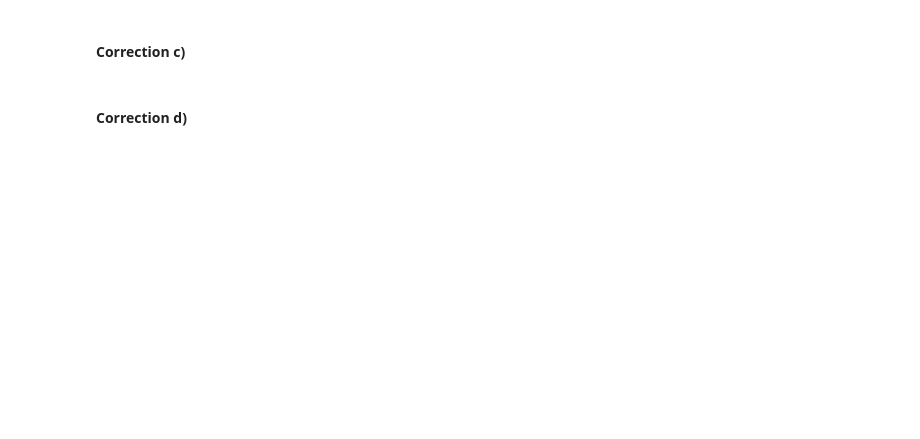
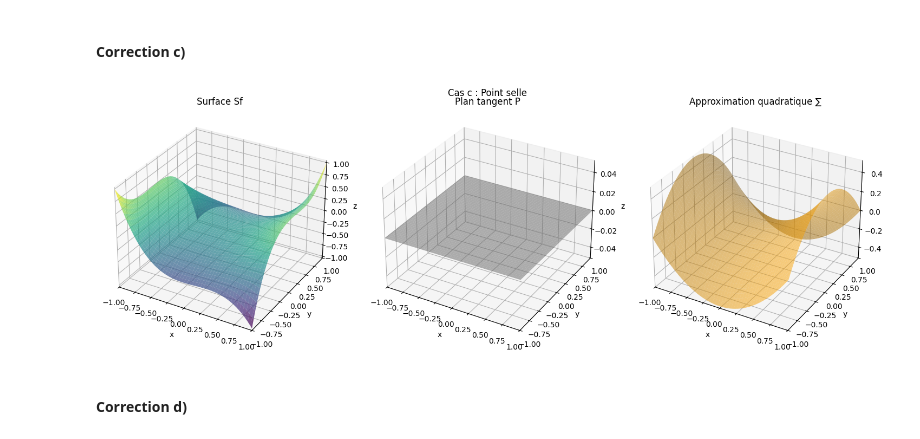
Before and after one commit to wakil69/InformatiquePrepaPlus, a Jupyter notebook: Cours/Fonctions/3.Exercices/Exercices.ipynb, the cells around one changed output. Cells and saved outputs as stored; diff of their text form; code cells hidden in the pictures; blank space fills up the shorter version.

```diff
--- a/Cours/Fonctions/3.Exercices/Exercices.ipynb
+++ b/Cours/Fonctions/3.Exercices/Exercices.ipynb
@@ -668,12 +715,14 @@ plot_surfaces(f2, grad2, hess2, m=(0,0), domain=[-1,1,-1,1], title="TP52 - Cas b
 # %%
 f3 = lambda x, y: (x**2 - y**2)/2 + x**3 * y**3
 grad3 = lambda x, y: (x + 3*x**2*y**3, -y + 3*x**3*y**2)
 hess3 = lambda x, y: np.array([
     [1 + 6*x*y**3, 9*x**2*y**2],
     [9*x**2*y**2, -1 + 6*x**3*y]
 ])
 
-plot_surfaces(f3, grad3, hess3, m=(0,0), domain=[-1,1,-1,1], title="TP52 - Cas c : Point selle")
+plot_surfaces(f3, grad3, hess3, m=(0,0), domain=[-1,1,-1,1], title="Cas c : Point selle")
+# %% [output]
+[figure, added]
 # %% [markdown]
 #### Correction d)
 # %%
```
Also changed, not shown: parts of 21 cells of this notebook, 11 other files.
